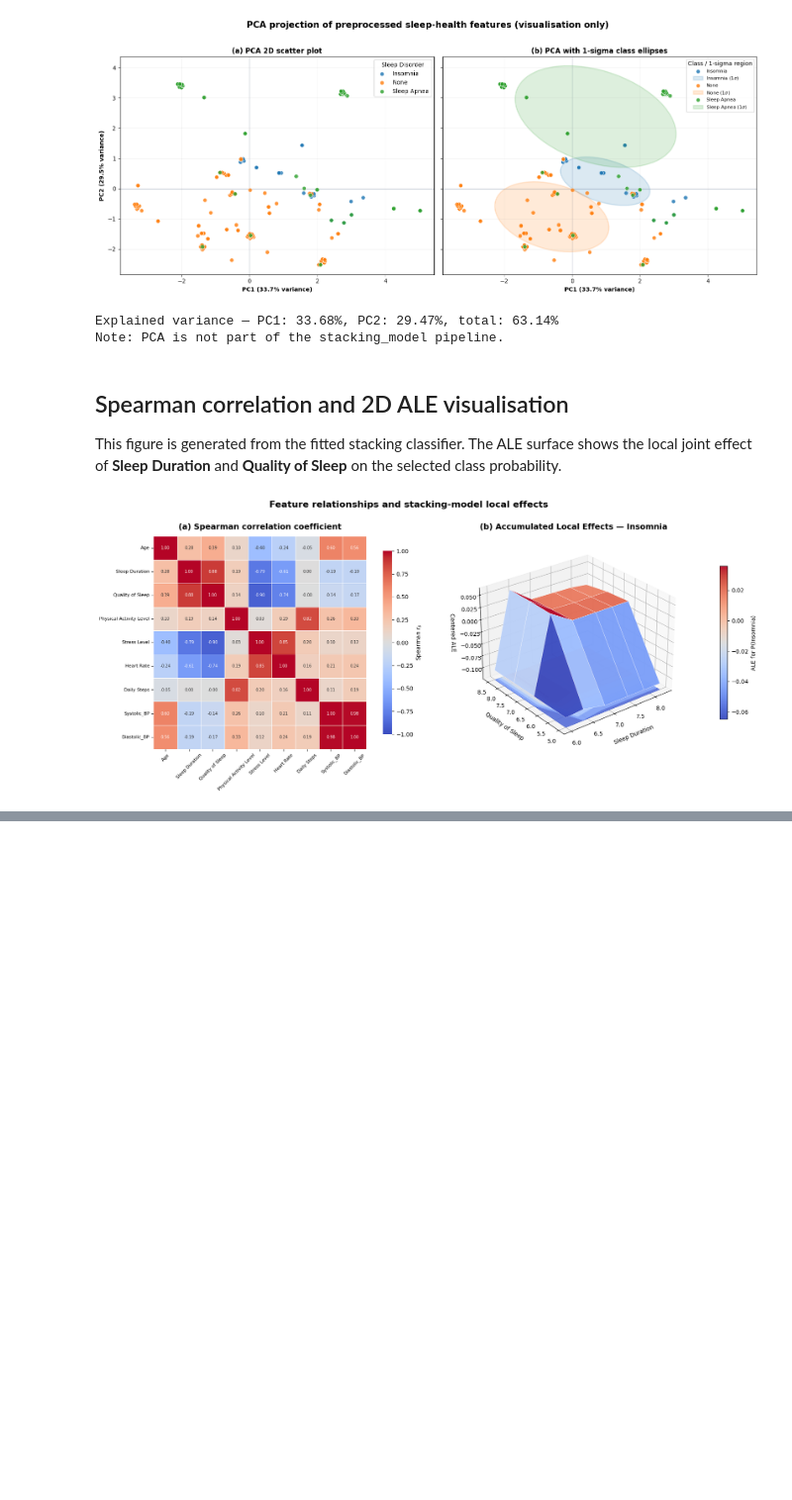
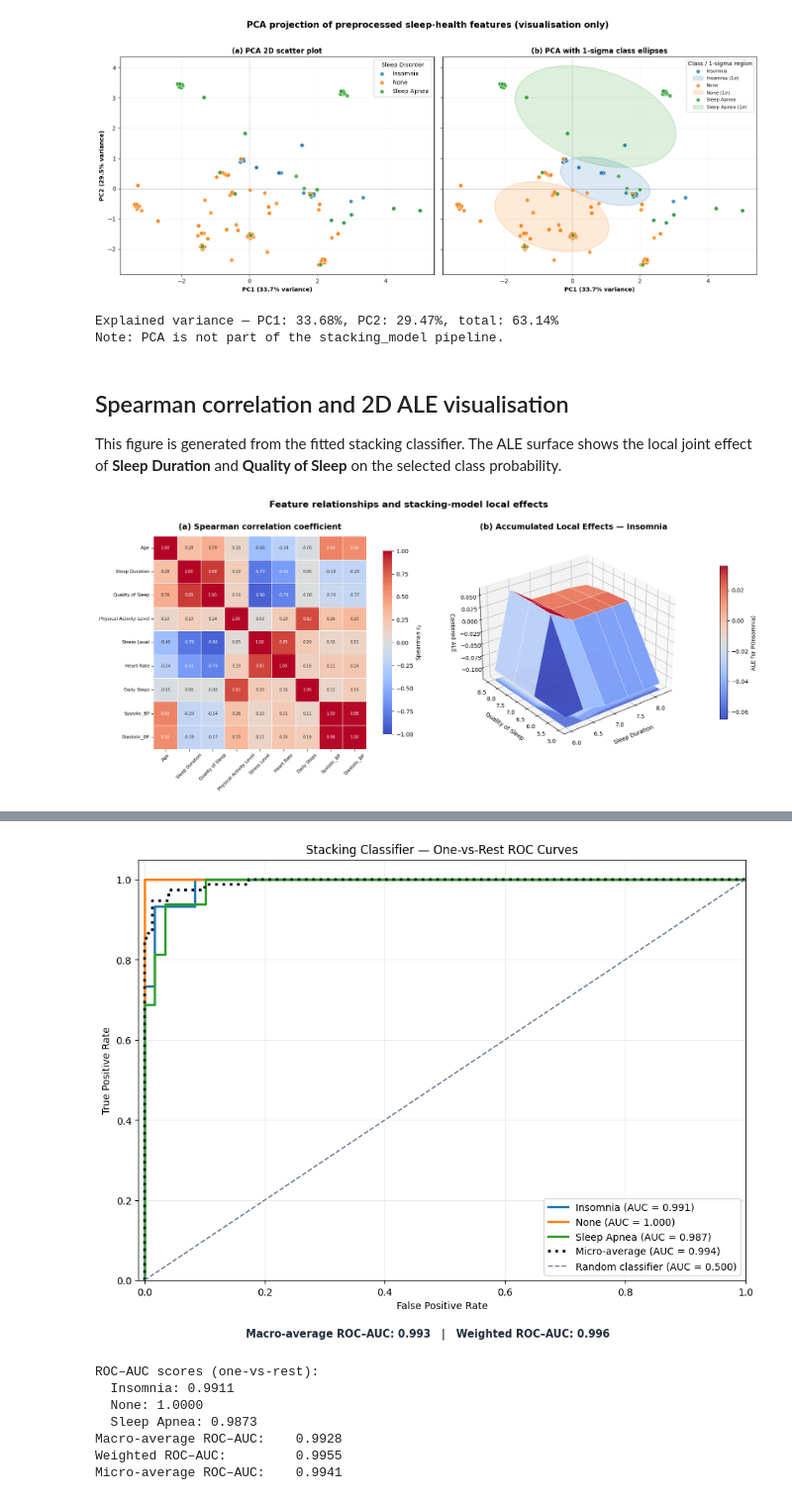
Before and after one commit to shovo896/sleep_data_analysis_bracu, a Jupyter notebook: stacking_cls.ipynb, the cells around one changed output, grey strips where cells are left out. Shown at 99% size. Cells and saved outputs as stored; diff of their text form; code cells hidden in the pictures; blank space fills up the shorter version.

```diff
--- a/stacking_cls.ipynb
+++ b/stacking_cls.ipynb
@@ -505,0 +510,64 @@ plt.show()
+# %%
+from itertools import cycle
+from sklearn.metrics import auc, roc_auc_score, roc_curve
+from sklearn.preprocessing import label_binarize
+
+# Predicted class probabilities from the fitted stacking pipeline.
+y_test_array = np.asarray(y_test)
+class_ids = np.arange(len(le.classes_))
+y_test_binarized = label_binarize(y_test_array, classes=class_ids)
+y_score = stacking_model.predict_proba(X_test)
+
+# ROC–AUC is calculated one-vs-rest because this is a multiclass problem.
+per_class_auc = {}
+fpr, tpr = {}, {}
+for class_id, class_name in enumerate(le.classes_):
+    fpr[class_id], tpr[class_id], _ = roc_curve(y_test_binarized[:, class_id], y_score[:, class_id])
+    per_class_auc[class_name] = auc(fpr[class_id], tpr[class_id])
+
+fpr["micro"], tpr["micro"], _ = roc_curve(y_test_binarized.ravel(), y_score.ravel())
+micro_auc = auc(fpr["micro"], tpr["micro"])
+macro_auc = roc_auc_score(y_test_array, y_score, multi_class="ovr", average="macro")
+weighted_auc = roc_auc_score(y_test_array, y_score, multi_class="ovr", average="weighted")
+
+fig, ax = plt.subplots(figsize=(9.5, 7.2), facecolor="white")
+palette = cycle(sns.color_palette("tab10", n_colors=len(le.classes_)))
+for class_id, (class_name, color) in enumerate(zip(le.classes_, palette)):
+    ax.plot(
+        fpr[class_id], tpr[class_id], color=color, lw=2.4,
+        label=f"{class_name} (AUC = {per_class_auc[class_name]:.3f})"
+    )
+
+ax.plot(
+    fpr["micro"], tpr["micro"], color="#111827", linestyle=":", lw=2.8,
+    label=f"Micro-average (AUC = {micro_auc:.3f})"
+)
+ax.plot([0, 1], [0, 1], color="#64748b", linestyle="--", lw=1.3, label="Random classifier (AUC = 0.500)")
+ax.set(
+    xlim=(-0.01, 1.0), ylim=(0.0, 1.05), xlabel="False Positive Rate",
+    ylabel="True Positive Rate", title="Stacking Classifier — One-vs-Rest ROC Curves"
+)
+ax.grid(alpha=0.24)
+ax.legend(loc="lower right", frameon=True)
+fig.text(
+    0.5, 0.01, f"Macro-average ROC–AUC: {macro_auc:.3f}   |   Weighted ROC–AUC: {weighted_auc:.3f}",
+    ha="center", fontsize=10.5, fontweight="semibold", color="#1f2937"
+)
+plt.tight_layout(rect=[0, 0.04, 1, 1])
+plt.show()
+
+print("ROC–AUC scores (one-vs-rest):")
+for class_name, score in per_class_auc.items():
+    print(f"  {class_name}: {score:.4f}")
+print(f"Macro-average ROC–AUC:    {macro_auc:.4f}")
+print(f"Weighted ROC–AUC:         {weighted_auc:.4f}")
+print(f"Micro-average ROC–AUC:    {micro_auc:.4f}")
+# %% [output]
+[figure, added]
+ROC–AUC scores (one-vs-rest):
+  Insomnia: 0.9911
+  None: 1.0000
+  Sleep Apnea: 0.9873
+Macro-average ROC–AUC:    0.9928
+Weighted ROC–AUC:         0.9955
+Micro-average ROC–AUC:    0.9941
```
Also changed, not shown: parts of 1 cell of this notebook.
